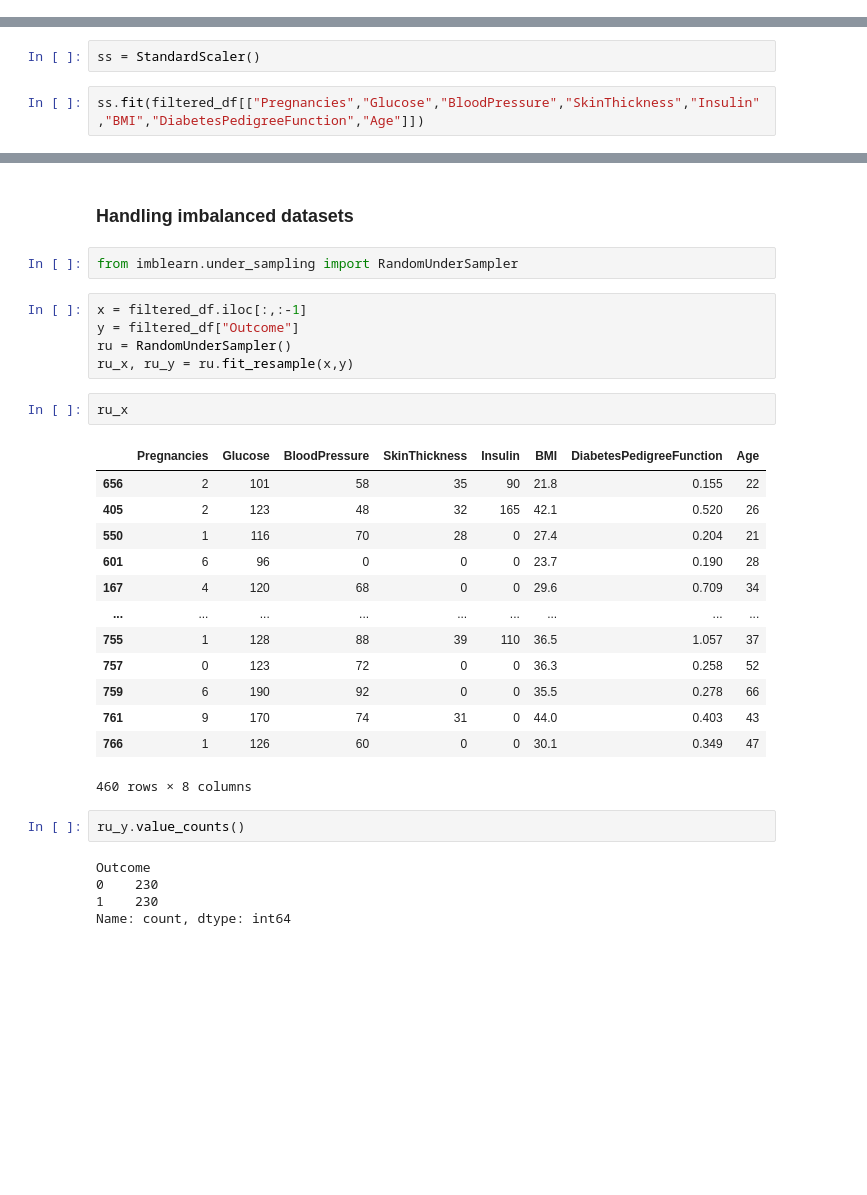
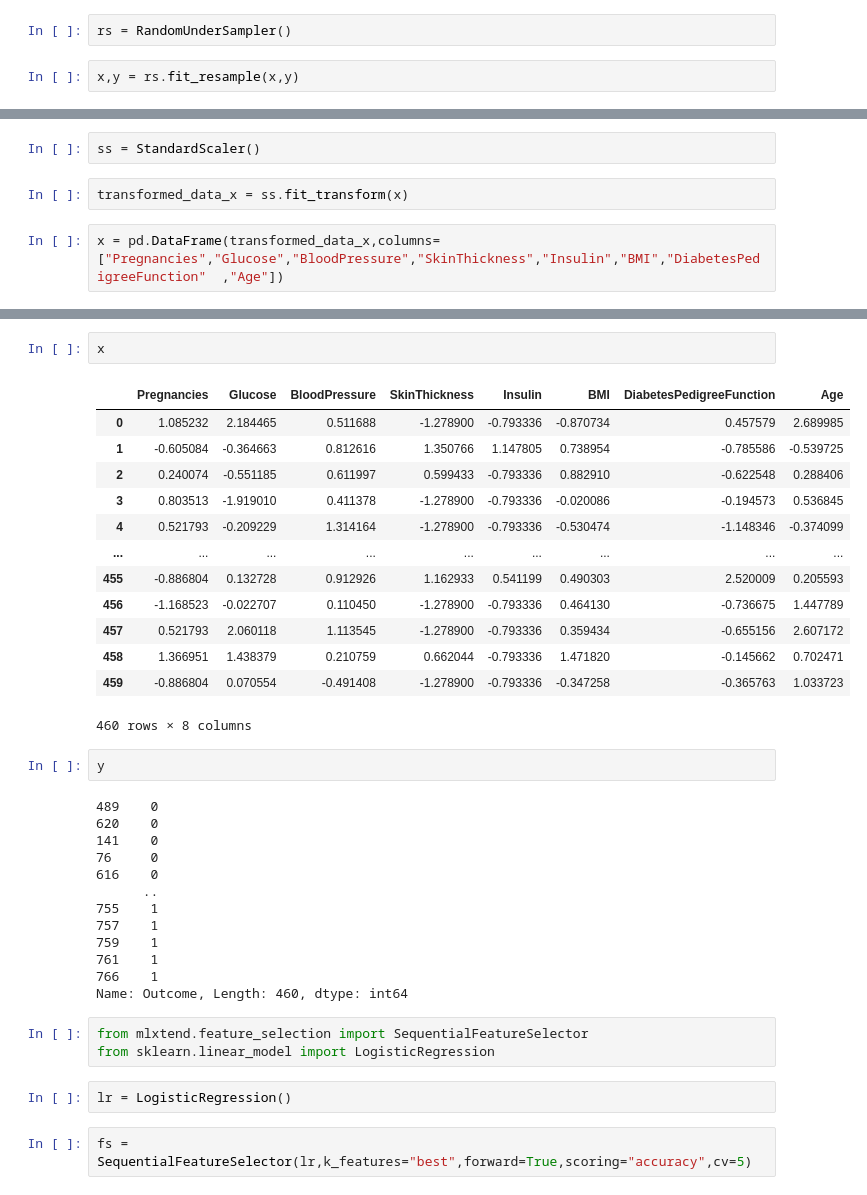
Before and after one commit to hahahang0/MLPracFromKaggle, a Jupyter notebook: DiabetestDataset/solutions/diabetes.ipynb, the cells around one changed output, grey strips where cells are left out. Cells and saved outputs as stored; diff of their text form; blank space fills up the shorter version.

Commit message:
2025-03-28 created the model

```diff
--- a/DiabetestDataset/solutions/diabetes.ipynb
+++ b/DiabetestDataset/solutions/diabetes.ipynb
@@ -223,0 +135,4 @@ Name: count, dtype: int64
+# %%
+rs = RandomUnderSampler()
+# %%
+x,y = rs.fit_resample(x,y)
@@ -225,5 +147,7 @@ Name: count, dtype: int64
 from sklearn.preprocessing import StandardScaler
 # %%
 ss = StandardScaler()
+# %%
+transformed_data_x = ss.fit_transform(x)
 # %%
-ss.fit(filtered_df[["Pregnancies","Glucose","BloodPressure","SkinThickness","Insulin","BMI","DiabetesPedigreeFunction","Age"]])
+x = pd.DataFrame(transformed_data_x,columns=["Pregnancies","Glucose","BloodPressure","SkinThickness","Insulin","BMI","DiabetesPedigreeFunction"	,"Age"])
@@ -238,32 +154,38 @@ ValueError: Index data must be 1-dimensional
-# %% [markdown]
-### Handling imbalanced datasets
-# %%
-from imblearn.under_sampling import RandomUnderSampler
-# %%
-x = filtered_df.iloc[:,:-1]
-y = filtered_df["Outcome"]
-ru = RandomUnderSampler()
-ru_x, ru_y = ru.fit_resample(x,y)
-# %%
-ru_x
-# %% [output]
-|  | Pregnancies | Glucose | BloodPressure | SkinThickness | Insulin | BMI | DiabetesPedigreeFunction | Age |
-| 656 | 2 | 101 | 58 | 35 | 90 | 21.8 | 0.155 | 22 |
-| 405 | 2 | 123 | 48 | 32 | 165 | 42.1 | 0.520 | 26 |
-| 550 | 1 | 116 | 70 | 28 | 0 | 27.4 | 0.204 | 21 |
-| 601 | 6 | 96 | 0 | 0 | 0 | 23.7 | 0.190 | 28 |
-| 167 | 4 | 120 | 68 | 0 | 0 | 29.6 | 0.709 | 34 |
-| ... | ... | ... | ... | ... | ... | ... | ... | ... |
-| 755 | 1 | 128 | 88 | 39 | 110 | 36.5 | 1.057 | 37 |
-| 757 | 0 | 123 | 72 | 0 | 0 | 36.3 | 0.258 | 52 |
-| 759 | 6 | 190 | 92 | 0 | 0 | 35.5 | 0.278 | 66 |
-| 761 | 9 | 170 | 74 | 31 | 0 | 44.0 | 0.403 | 43 |
-| 766 | 1 | 126 | 60 | 0 | 0 | 30.1 | 0.349 | 47 |
-460 rows × 8 columns
-# %%
-ru_y.value_counts()
-# %% [output]
-Outcome
-0    230
-1    230
-Name: count, dtype: int64
+# %%
+x
+# %% [output]
+|  | Pregnancies | Glucose | BloodPressure | SkinThickness | Insulin | BMI | DiabetesPedigreeFunction | Age |
+| 0 | 1.085232 | 2.184465 | 0.511688 | -1.278900 | -0.793336 | -0.870734 | 0.457579 | 2.689985 |
+| 1 | -0.605084 | -0.364663 | 0.812616 | 1.350766 | 1.147805 | 0.738954 | -0.785586 | -0.539725 |
+| 2 | 0.240074 | -0.551185 | 0.611997 | 0.599433 | -0.793336 | 0.882910 | -0.622548 | 0.288406 |
+| 3 | 0.803513 | -1.919010 | 0.411378 | -1.278900 | -0.793336 | -0.020086 | -0.194573 | 0.536845 |
+| 4 | 0.521793 | -0.209229 | 1.314164 | -1.278900 | -0.793336 | -0.530474 | -1.148346 | -0.374099 |
+| ... | ... | ... | ... | ... | ... | ... | ... | ... |
+| 455 | -0.886804 | 0.132728 | 0.912926 | 1.162933 | 0.541199 | 0.490303 | 2.520009 | 0.205593 |
+| 456 | -1.168523 | -0.022707 | 0.110450 | -1.278900 | -0.793336 | 0.464130 | -0.736675 | 1.447789 |
+| 457 | 0.521793 | 2.060118 | 1.113545 | -1.278900 | -0.793336 | 0.359434 | -0.655156 | 2.607172 |
+| 458 | 1.366951 | 1.438379 | 0.210759 | 0.662044 | -0.793336 | 1.471820 | -0.145662 | 0.702471 |
+| 459 | -0.886804 | 0.070554 | -0.491408 | -1.278900 | -0.793336 | -0.347258 | -0.365763 | 1.033723 |
+460 rows × 8 columns
+# %%
+y
+# %% [output]
+489    0
+620    0
+141    0
+76     0
+616    0
+      ..
+755    1
+757    1
+759    1
+761    1
+766    1
+Name: Outcome, Length: 460, dtype: int64
+# %%
+from mlxtend.feature_selection import SequentialFeatureSelector
+from sklearn.linear_model import LogisticRegression
+# %%
+lr = LogisticRegression()
+# %%
+fs = SequentialFeatureSelector(lr,k_features="best",forward=True,scoring="accuracy",cv=5)
```
Also changed, not shown: parts of 53 cells of this notebook.
